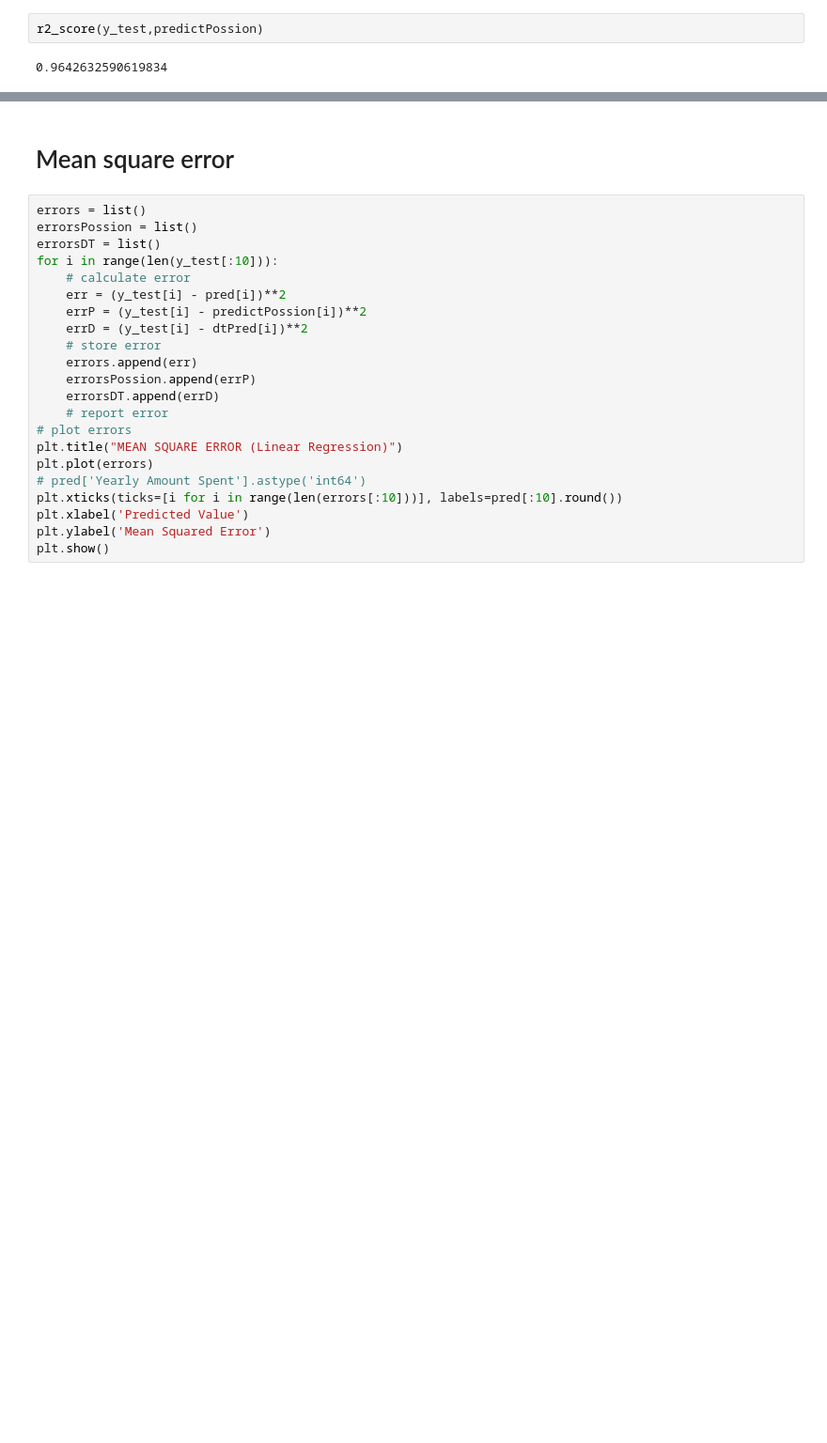
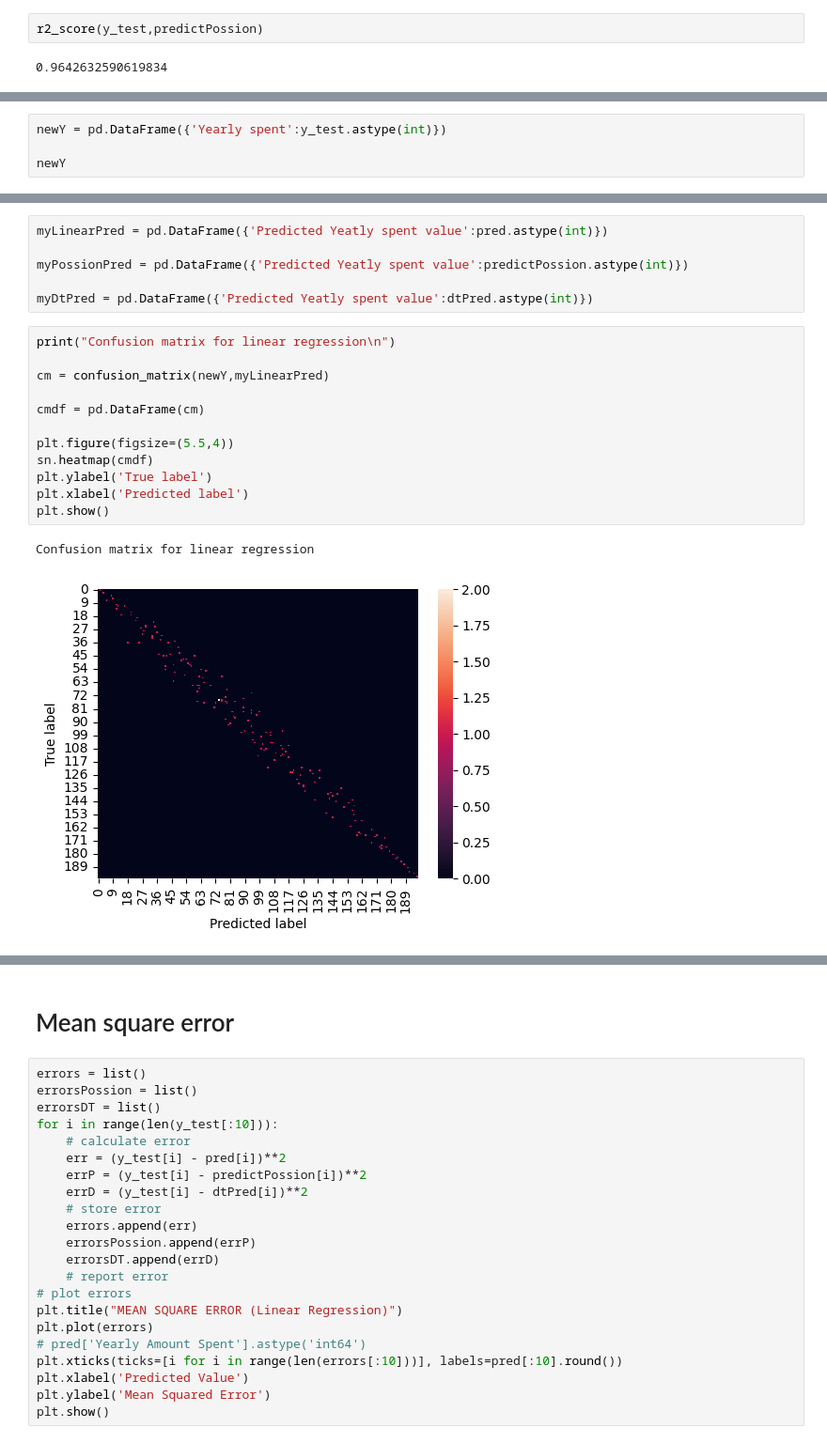
Before and after one commit to siddh34/DSML-Project, a Jupyter notebook: analysis.ipynb, the cells around one changed output, grey strips where cells are left out. Shown at 94% size. Saved outputs shown, nothing was run; the diff lists cells and outputs as text; blank space fills up the shorter version.

```diff
--- a/analysis.ipynb
+++ b/analysis.ipynb
@@ -341,0 +364,4 @@ r2_score(y_test,dtPred)
+# %%
+newY = pd.DataFrame({'Yearly spent':y_test.astype(int)})
+
+newY
@@ -341,0 +382,21 @@ r2_score(y_test,dtPred)
+# %%
+myLinearPred = pd.DataFrame({'Predicted Yeatly spent value':pred.astype(int)})
+
+myPossionPred = pd.DataFrame({'Predicted Yeatly spent value':predictPossion.astype(int)})
+
+myDtPred = pd.DataFrame({'Predicted Yeatly spent value':dtPred.astype(int)})
+# %%
+print("Confusion matrix for linear regression\n")
+
+cm = confusion_matrix(newY,myLinearPred)
+
+cmdf = pd.DataFrame(cm)
+
+plt.figure(figsize=(5.5,4))
+sn.heatmap(cmdf)
+plt.ylabel('True label')
+plt.xlabel('Predicted label')
+plt.show()
+# %% [output]
+Confusion matrix for linear regression
+[figure, added]
```
Also changed, not shown: parts of 14 cells of this notebook, 1 other file.
